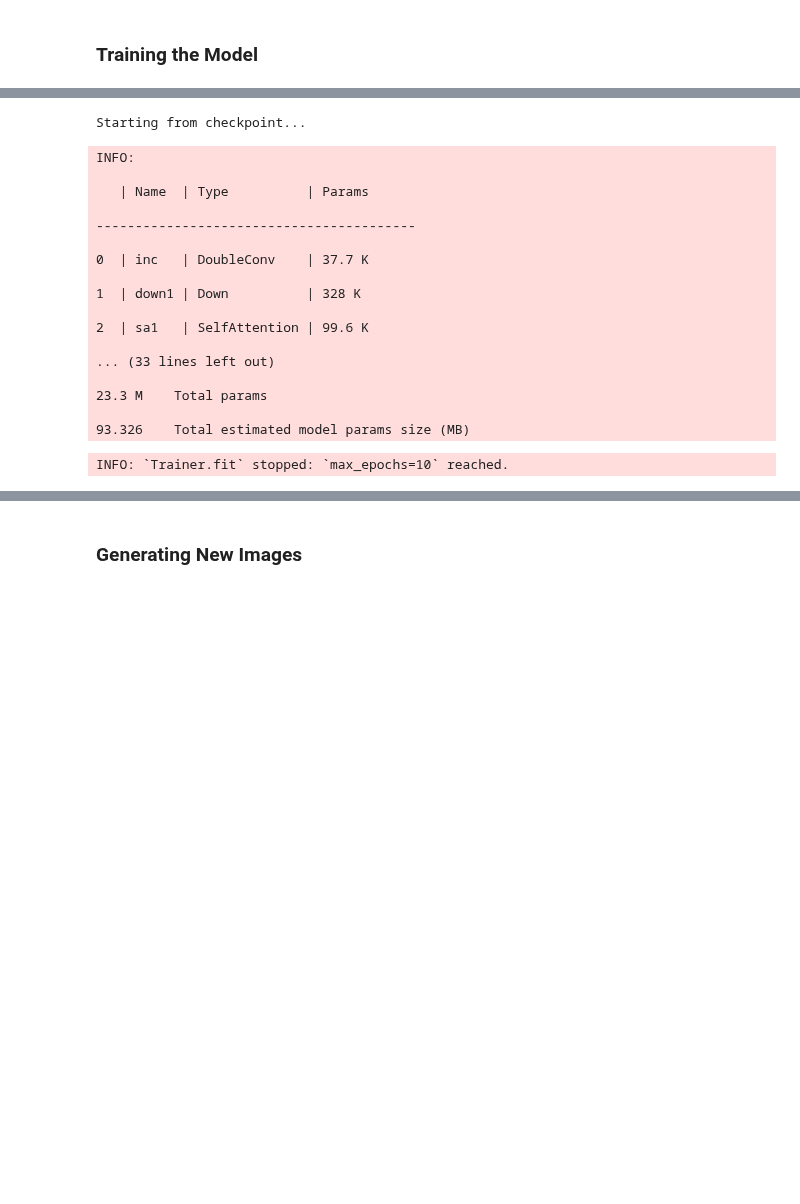
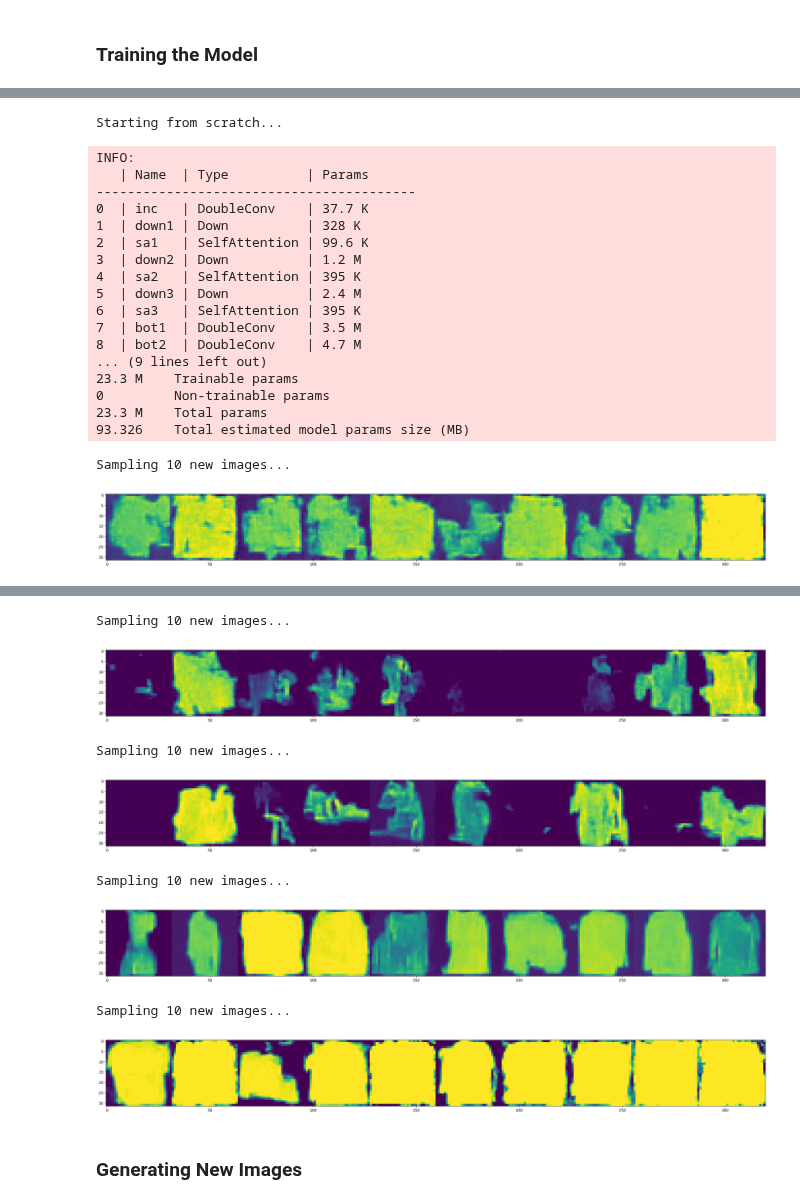
Before and after one commit to arkeodev/computer-vision, a Jupyter notebook: Simple_Diffusion_Models/diffusion_models.ipynb, the cells around one changed output, grey strips where cells are left out. Saved outputs shown, nothing was run; the diff lists cells and outputs as text; code cells hidden in the pictures; blank space fills up the shorter version.

Commit message:
diffusion model updated

```diff
--- a/Simple_Diffusion_Models/diffusion_models.ipynb
+++ b/Simple_Diffusion_Models/diffusion_models.ipynb
@@ -717,6 +763,8 @@ class UNet(L.LightningModule):
         super().__init__()
 
         # Initialization code
+        self.run_name = "DDPM"
+
         self.time_dim = time_dim
         self.inc = DoubleConv(c_in, 64)
         self.down1 = Down(64, 128)
@@ -780,6 +828,15 @@ class UNet(L.LightningModule):
         optimizer = torch.optim.Adam(self.parameters(), lr=learning_rate)
         return optimizer
 
+    def on_train_epoch_end(self):
+        # This method is called at the end of each epoch
+        sampled_images = self.diffusion.sample(self, n=10, input_channel=1)
+
+        # Assuming plot_images and save_images are defined elsewhere
+        plot_images(sampled_images)
+        epoch = self.current_epoch  # Get the current epoch number
+        save_images(sampled_images, os.path.join("./results", self.run_name, f"{epoch}.jpg"))
+
     def pos_encoding(self, t, channels):
         inv_freq = 1.0 / (
             10000
@@ -792,7 +849,7 @@ class UNet(L.LightningModule):
         pos_enc = torch.cat([pos_enc_a, pos_enc_b], dim=-1)
         return pos_enc
 # %%
-start_from_checkpoint = True
+start_from_checkpoint = False
 
 if start_from_checkpoint:
     # Load the model from a checkpoint file
@@ -813,7 +870,7 @@ logger = TensorBoardLogger("tb_logs", name="unet_conditional")
 
 # Setup Trainer
 trainer = L.Trainer(
-    max_epochs=10,
+    max_epochs=50,
     accelerator="gpu",
     devices=1,  # Number of GPUs
     callbacks=[checkpoint_callback, lr_monitor],
@@ -834,20 +887,21 @@ INFO: HPU available: False, using: 0 HPUs
 INFO: LOCAL_RANK: 0 - CUDA_VISIBLE_DEVICES: [0,1]
-Starting from checkpoint...
+Starting from scratch...
 INFO:
-
    | Name  | Type          | Params
-
 -----------------------------------------
-
 0  | inc   | DoubleConv    | 37.7 K
-
 1  | down1 | Down          | 328 K
-
 2  | sa1   | SelfAttention | 99.6 K
-
-... (33 lines left out)
-
+3  | down2 | Down          | 1.2 M
+4  | sa2   | SelfAttention | 395 K
+5  | down3 | Down          | 2.4 M
+6  | sa3   | SelfAttention | 395 K
+7  | bot1  | DoubleConv    | 3.5 M
+8  | bot2  | DoubleConv    | 4.7 M
+... (9 lines left out)
+23.3 M    Trainable params
+0         Non-trainable params
 23.3 M    Total params
-
 93.326    Total estimated model params size (MB)
-INFO: `Trainer.fit` stopped: `max_epochs=10` reached.
+Sampling 10 new images...
+[figure, added]
@@ -854,3 +909,11 @@ INFO: `Trainer.fit` stopped: `max_epochs=10` reached.
+Sampling 10 new images...
+[figure, added]
+Sampling 10 new images...
+[figure, added]
+Sampling 10 new images...
+[figure, added]
+Sampling 10 new images...
+[figure, added]
 # %% [markdown]
 ### Generating New Images
 # %%
```
Also changed, not shown: parts of 19 cells of this notebook, 1 other file.
